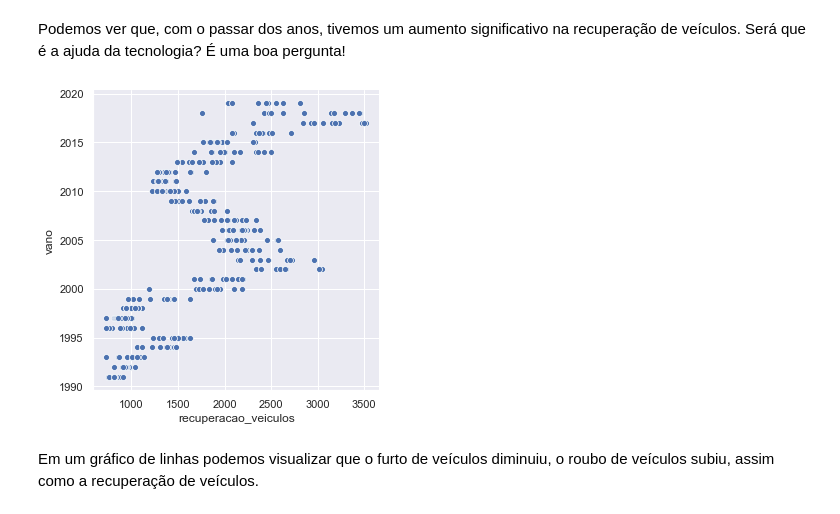
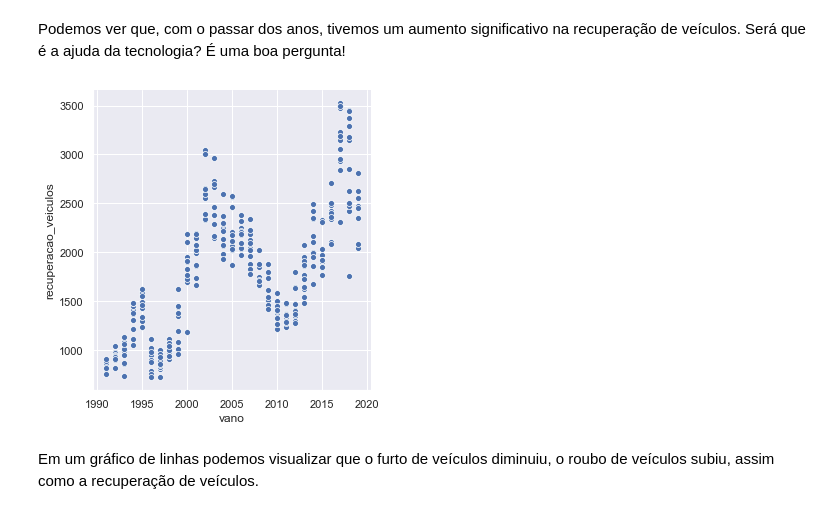
Before and after one commit to henriqueschwabg/data_science, a Jupyter notebook: Analisando_Violencia_Rio.ipynb, the cells around one changed output. Cells and saved outputs as stored; diff of their text form; code cells hidden in the pictures.

```diff
--- a/Analisando_Violencia_Rio.ipynb
+++ b/Analisando_Violencia_Rio.ipynb
@@ -590,9 +590,9 @@ Podemos ver que, com o passar dos anos, tivemos um aumento significativo na recu
 # %%
 # gráfico de dispersão que mostra a correlação entre a recuperação de veículo e ano de sua ocorrência
 
-sns.relplot(x="recuperacao_veiculos", y="vano", data=df_veiculos_clean);
+sns.relplot(x="vano", y="recuperacao_veiculos", data=df_veiculos_clean);
 # %% [output]
-[figure, old version]
+[figure, new version]
 # %% [markdown]
 Em um gráfico de linhas podemos visualizar que o furto de veículos diminuiu, o roubo de veículos subiu, assim como a recuperação de veículos.
 # %%
```
Also changed, not shown: parts of 4 cells of this notebook.
